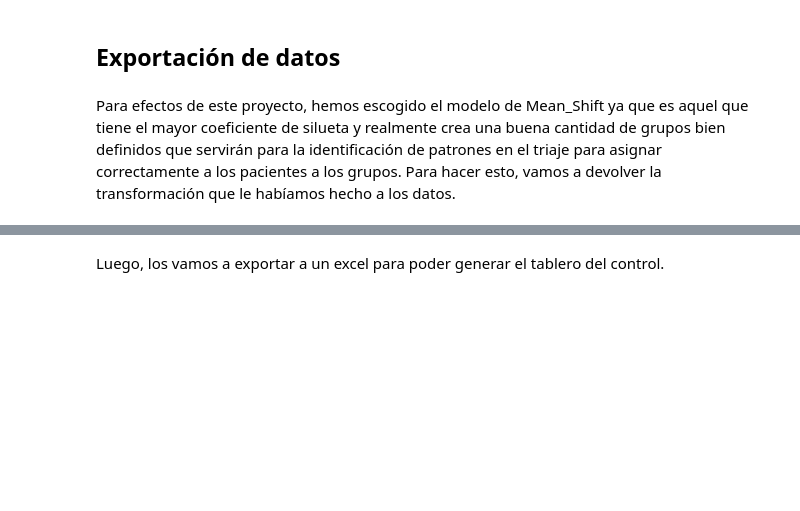
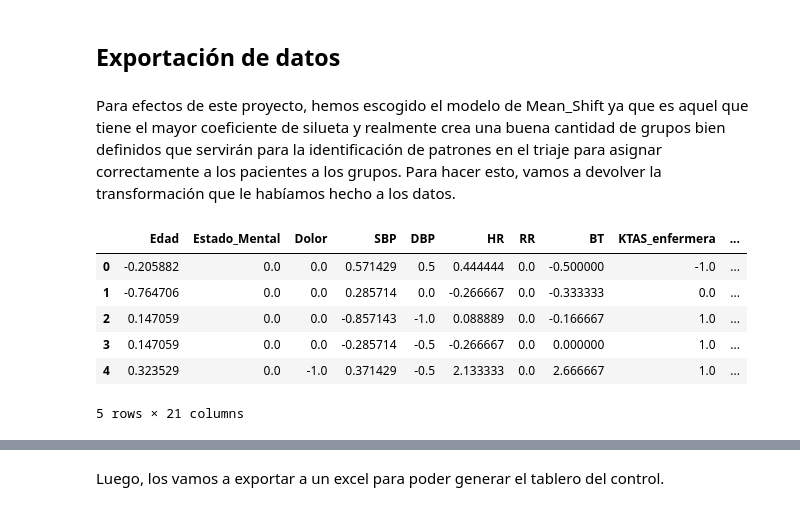
Before and after one commit to Grupo-Lab-BI/Lab_2, a Jupyter notebook: Lab2.ipynb, the cells around one changed output, grey strips where cells are left out. Cells and saved outputs as stored; diff of their text form; code cells hidden in the pictures; blank space fills up the shorter version.

```diff
--- a/Lab2.ipynb
+++ b/Lab2.ipynb
@@ -733,6 +750,16 @@ Adicionalmente, el valor del coeficiente de la silueta es 0.8799, lo que quiere
 ## Exportación de datos
 # %% [markdown]
 Para efectos de este proyecto, hemos escogido el modelo de Mean_Shift ya que es aquel que tiene el mayor coeficiente de silueta y realmente crea una buena cantidad de grupos bien definidos que servirán para la identificación de patrones en el triaje para asignar correctamente a los pacientes a los grupos. Para hacer esto, vamos a devolver la transformación que le habíamos hecho a los datos.
+# %%
+scaled_df.head()
+# %% [output]
+|  | Edad | Estado_Mental | Dolor | SBP | DBP | HR | RR | BT | KTAS_enfermera | ... |
+| 0 | -0.205882 | 0.0 | 0.0 | 0.571429 | 0.5 | 0.444444 | 0.0 | -0.500000 | -1.0 | ... |
+| 1 | -0.764706 | 0.0 | 0.0 | 0.285714 | 0.0 | -0.266667 | 0.0 | -0.333333 | 0.0 | ... |
+| 2 | 0.147059 | 0.0 | 0.0 | -0.857143 | -1.0 | 0.088889 | 0.0 | -0.166667 | 1.0 | ... |
+| 3 | 0.147059 | 0.0 | 0.0 | -0.285714 | -0.5 | -0.266667 | 0.0 | 0.000000 | 1.0 | ... |
+| 4 | 0.323529 | 0.0 | -1.0 | 0.371429 | -0.5 | 2.133333 | 0.0 | 2.666667 | 1.0 | ... |
+5 rows × 21 columns
 # %%
 scaled_df_original = scaler.inverse_transform(scaled_df)
 scaled_df_original = pd.DataFrame(scaled_df_original, columns=dataCopy.columns)
```
Also changed, not shown: parts of 5 cells of this notebook.
